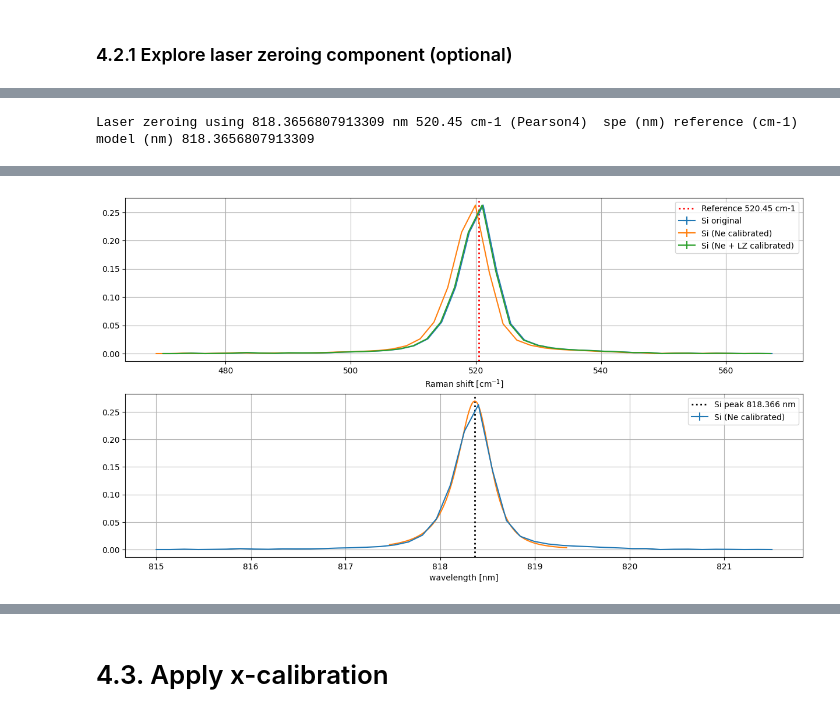
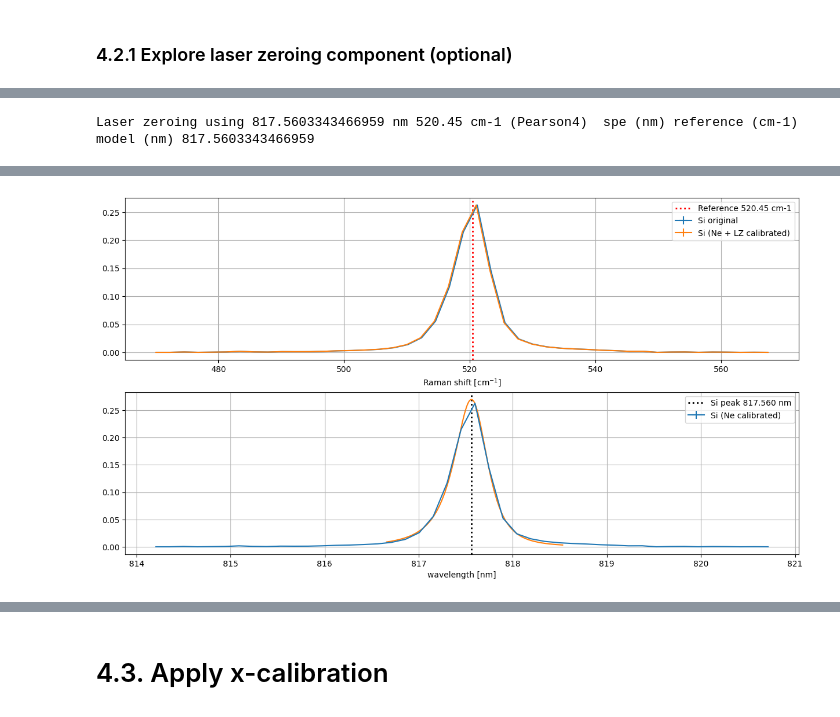
Before and after one commit to h2020charisma/ramanchada2, a Jupyter notebook: examples/publication/demo.ipynb, the cells around one changed output, grey strips where cells are left out. Cells and saved outputs as stored; diff of their text form; code cells hidden in the pictures.

```diff
--- a/examples/publication/demo.ipynb
+++ b/examples/publication/demo.ipynb
@@ -79,9 +79,10 @@ try:
         find_kw={"wlen": 200, "width": 1},
         fit_peaks_kw={},
         should_fit=fit_neon_peaks,
-        match_method="cluster",
+        match_method="argmin2d",
         interpolator_method="pchip"
     )
+    calmodel.nonmonotonic = "nan" # optional
     assert len(calmodel.components) == 2
     print(type(calmodel.components[0]),calmodel.components[0])
     print(type(calmodel.components[1]),calmodel.components[1])
@@ -204,6 +205,7 @@ try:
 
     calmodel1 = CalibrationModel(laser_wl)
     # create CalibrationModel class. it does not derive a curve at this moment!
+    # calmodel1.nonmonotonic = "nan"
     calmodel1.prominence_coeff = 3
     find_kw["prominence"] = spe_neon.y_noise_MAD() * calmodel1.prominence_coeff
 
@@ -216,9 +218,9 @@ try:
         fit_peaks_kw=fit_peaks_kw,
         should_fit=fit_neon_peaks,
         name="Neon calibration",
-        match_method="cluster",
-        interpolator_method="cubic_spline",
-        extrapolate=False
+        match_method="argmin2d",
+        interpolator_method="pchip",
+        extrapolate=True
     )
     # now derive_model_curve finds peaks, fits peaks, matches peaks and derives the calibration curve
     # and model_neon.process() could be applied to Si or other spectra
@@ -368,11 +376,11 @@ axes[0].axvline(x=520.45, color='red', linestyle=':', linewidth=2, label="Refere
 axes[1].axvline(x=model_si.model, color='black', linestyle=':', linewidth=2, label="Si peak {:.3f} nm".format(model_si.model))
 
 spe_sil_xcstep1_nm = model_neon.process(spe_sil)
-spe_sil_xcstep1_cm1 = model_neon.process(spe_sil,convert_back=True)
+# spe_sil_xcstep1_cm1 = model_neon.process(spe_sil,convert_back=True)
 spe_sil_xcstep2_cm1 = model_si.process(spe_sil_x1_nm)
 
 spe_sil.plot(ax = axes[0],label="Si original")
-spe_sil_xcstep1_cm1.plot(ax = axes[0],label="Si (Ne calibrated)")
+# spe_sil_xcstep1_cm1.plot(ax = axes[0],label="Si (Ne calibrated)")
 spe_sil_xcstep2_cm1.plot(ax = axes[0],label="Si (Ne + LZ calibrated)")
 axes[0].set_xlabel('Raman shift [cm$^{-1}$]')
 #
@@ -385,5 +393,5 @@ axes[1].grid()
 print(model_si)
 model_si.fit_res.to_dataframe_peaks()
 # %% [output]
-Laser zeroing using 818.3656807913309 nm 520.45 cm-1 (Pearson4)  spe (nm) reference (cm-1) model (nm) 818.3656807913309
+Laser zeroing using 817.5603343466959 nm 520.45 cm-1 (Pearson4)  spe (nm) reference (cm-1) model (nm) 817.5603343466959
 |  | amplitude | amplitude_stderr | center | center_stderr | sigma | sigma_stderr | expon | expon_stderr | ... |
@@ -391,4 +399,4 @@ Laser zeroing using 818.3656807913309 nm 520.45 cm-1 (Pearson4)  spe (nm) refere
-[figure, old version]
+[figure, new version]
 # %%
 model_si.process(spe_sil_x1_nm)
 
```
Also changed, not shown: parts of 14 cells of this notebook.
